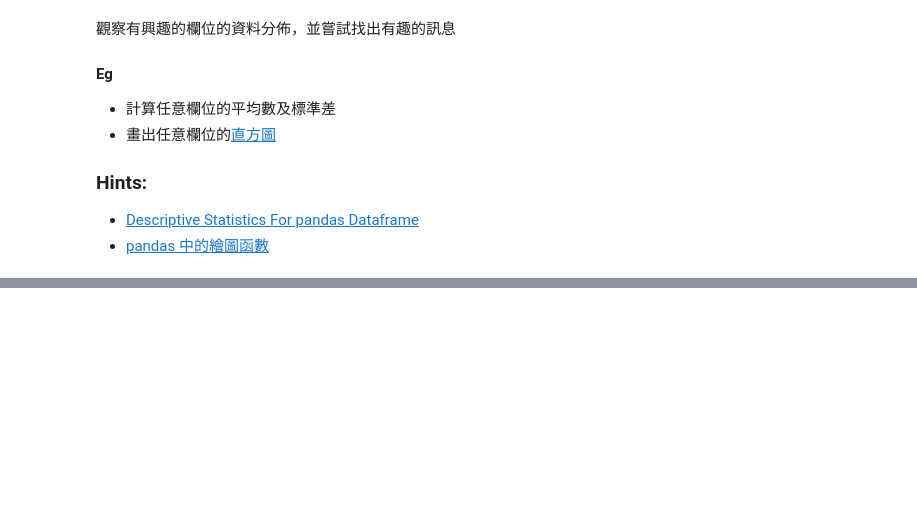
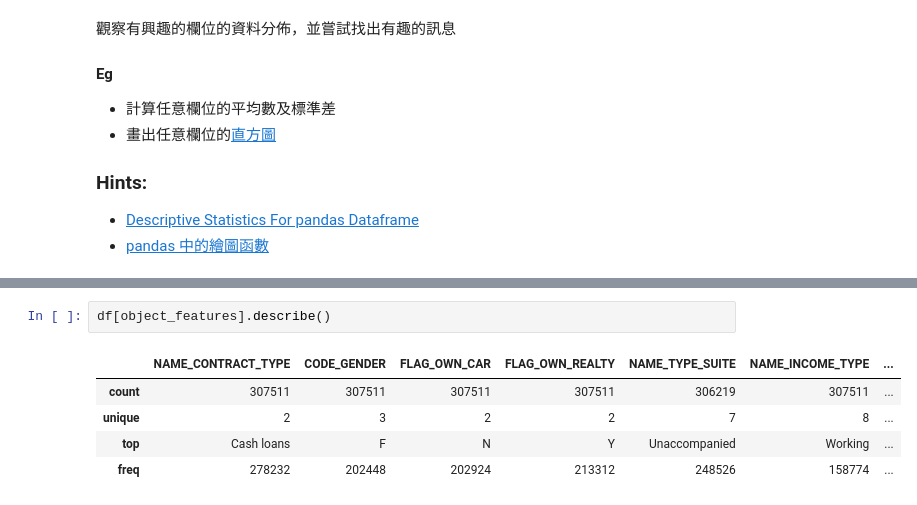
Before and after one commit to shawn2000100/3rd-ML100Days, a Jupyter notebook: homework/Day_008_HW.ipynb, the cells around one changed output, grey strips where cells are left out. Drawn from its saved outputs; the diff is of its cells as text; blank space fills up the shorter version.

```diff
--- a/homework/Day_008_HW.ipynb
+++ b/homework/Day_008_HW.ipynb
@@ -58,0 +150,8 @@ import matplotlib.pyplot as plt
+# %%
+df[object_features].describe()
+# %% [output]
+|  | NAME_CONTRACT_TYPE | CODE_GENDER | FLAG_OWN_CAR | FLAG_OWN_REALTY | NAME_TYPE_SUITE | NAME_INCOME_TYPE | ... |
+| count | 307511 | 307511 | 307511 | 307511 | 306219 | 307511 | ... |
+| unique | 2 | 3 | 2 | 2 | 7 | 8 | ... |
+| top | Cash loans | F | N | Y | Unaccompanied | Working | ... |
+| freq | 278232 | 202448 | 202924 | 213312 | 248526 | 158774 | ... |
```
Also changed, not shown: parts of 10 cells of this notebook, 1 other file.
